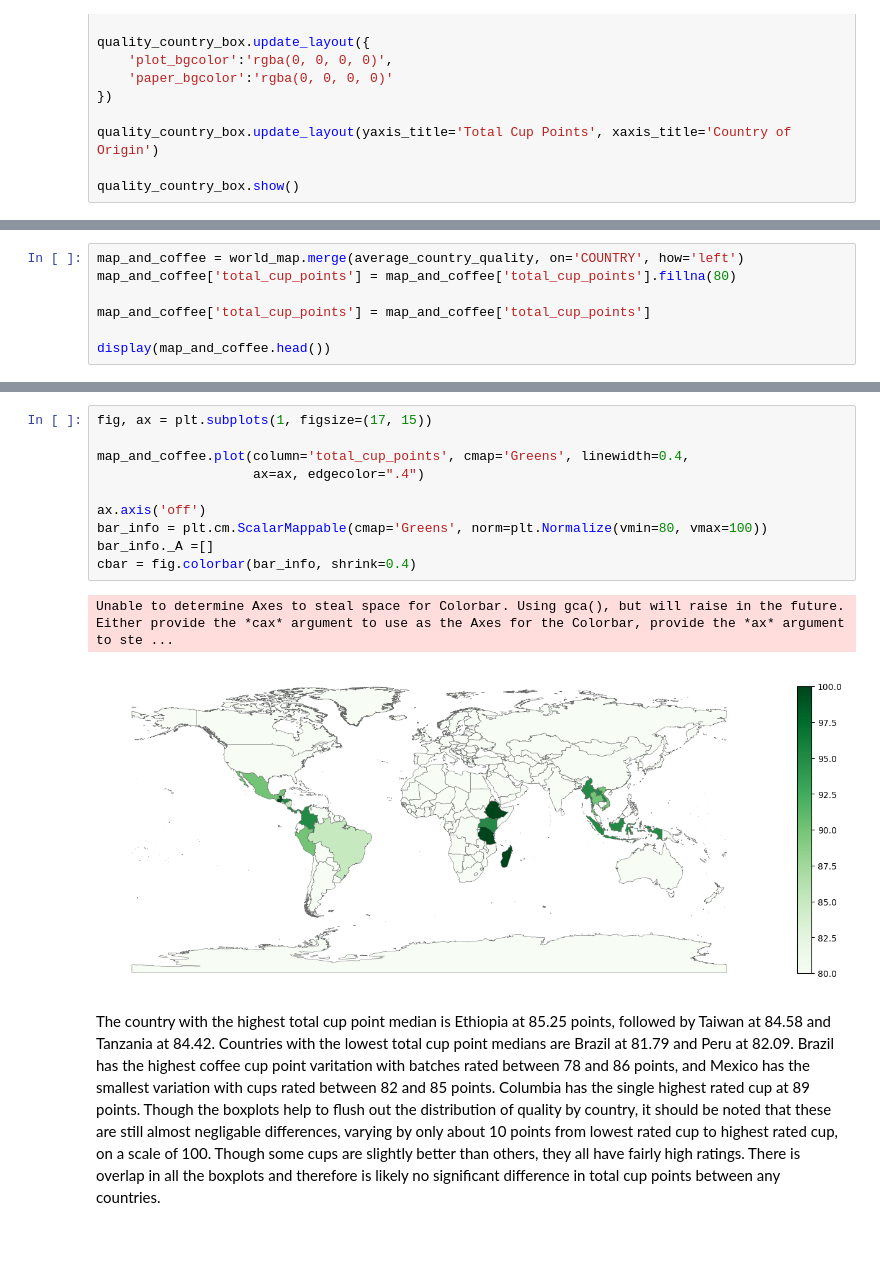
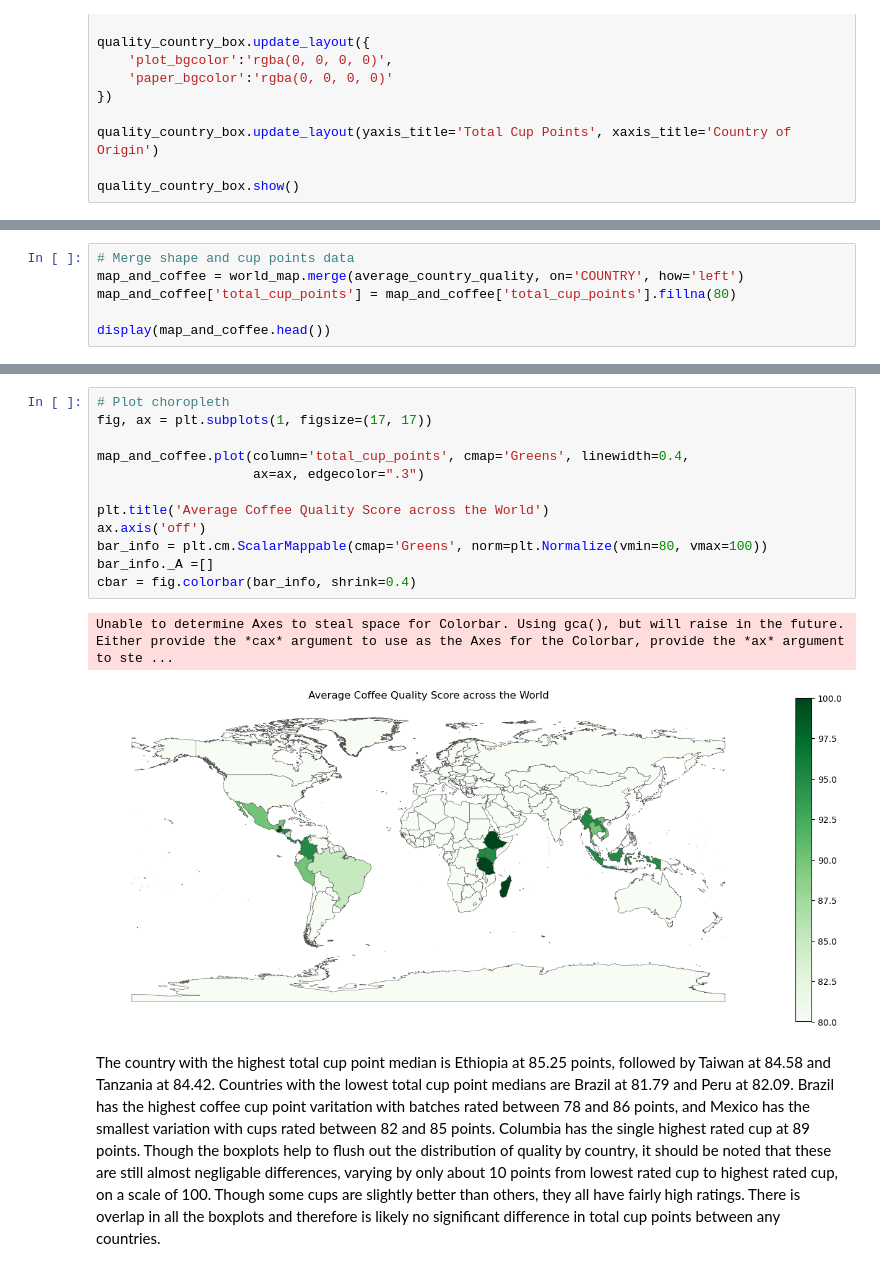
Before and after one commit to kellyshreeve/Coffee_Quality_Visualizations, a Jupyter notebook: notebooks/coffee_analysis.ipynb, the cells around one changed output, grey strips where cells are left out. Saved outputs shown, nothing was run; the diff lists cells and outputs as text; blank space fills up the shorter version.

Commit message:
coffee quality map!

```diff
--- a/notebooks/coffee_analysis.ipynb
+++ b/notebooks/coffee_analysis.ipynb
@@ -236,11 +240,10 @@ print(average_country_quality)
 20  United States (Hawaii)         83.650000
 21                 Vietnam         82.892500
 # %%
+# Merge shape and cup points data
 map_and_coffee = world_map.merge(average_country_quality, on='COUNTRY', how='left')
 map_and_coffee['total_cup_points'] = map_and_coffee['total_cup_points'].fillna(80)
 
-map_and_coffee['total_cup_points'] = map_and_coffee['total_cup_points']
-
 display(map_and_coffee.head())
 # %% [output]
 |  | FID | COUNTRY | ISO | COUNTRYAFF | AFF_ISO | SHAPE_Leng | SHAPE_Area | geometry | total_cup_points |
@@ -250,18 +253,20 @@ display(map_and_coffee.head())
 | 3 | 4 | American Samoa | AS | United States | US | 0.600124 | 0.013720 | POLYGON ((-170.74390 -14.37555, -... | 80 |
 | 4 | 5 | Andorra | AD | Andorra | AD | 0.937352 | 0.055585 | POLYGON ((1.44584 42.60194, 1.486... | 80 |
 # %%
-fig, ax = plt.subplots(1, figsize=(17, 15))
+# Plot choropleth
+fig, ax = plt.subplots(1, figsize=(17, 17))
 
 map_and_coffee.plot(column='total_cup_points', cmap='Greens', linewidth=0.4,
-                    ax=ax, edgecolor=".4")
+                    ax=ax, edgecolor=".3")
 
+plt.title('Average Coffee Quality Score across the World')
 ax.axis('off')
 bar_info = plt.cm.ScalarMappable(cmap='Greens', norm=plt.Normalize(vmin=80, vmax=100))
 bar_info._A =[]
 cbar = fig.colorbar(bar_info, shrink=0.4)
 # %% [output]
 Unable to determine Axes to steal space for Colorbar. Using gca(), but will raise in the future. Either provide the *cax* argument to use as the Axes for the Colorbar, provide the *ax* argument to ste ...
-[figure, old version]
+[figure, new version]
 # %% [markdown]
 The country with the highest total cup point median is Ethiopia at 85.25 points, followed by Taiwan at 84.58 and Tanzania at 84.42. Countries with the lowest total cup point medians are Brazil at 81.79 and Peru at 82.09. Brazil has the highest coffee cup point varitation with batches rated between 78 and 86 points, and Mexico has the smallest variation with cups rated between 82 and 85 points. Columbia has the single highest rated cup at 89 points. Though the boxplots help to flush out the distribution of quality by country, it should be noted that these are still almost negligable differences, varying by only about 10 points from lowest rated cup to highest rated cup, on a scale of 100. Though some cups are slightly better than others, they all have fairly high ratings. There is overlap in all the boxplots and therefore is likely no significant difference in total cup points between any countries.
 # %% [markdown]
```
Also changed, not shown: parts of 2 cells of this notebook.
